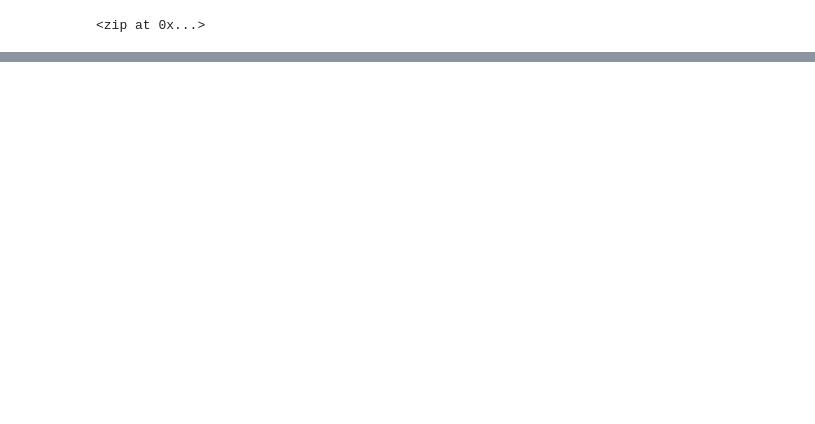
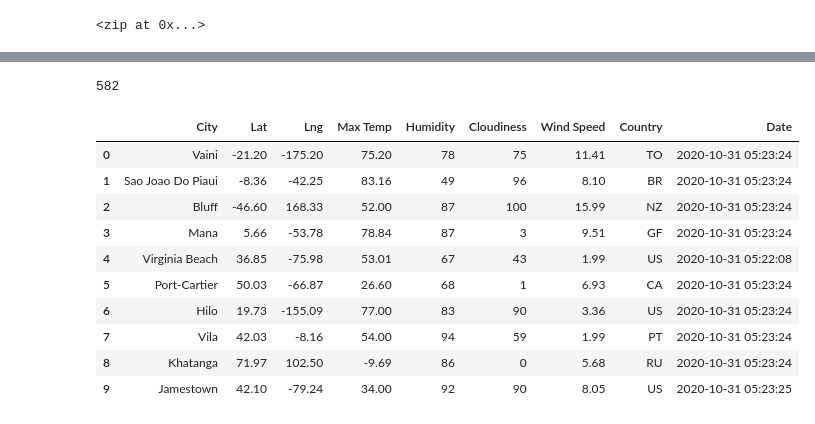
Before and after one commit to coconnell022/World_Weather_Analysis, a Jupyter notebook: WeatherPy.ipynb, the cells around one changed output, grey strips where cells are left out. Cells and saved outputs as stored; diff of their text form; code cells hidden in the pictures; blank space fills up the shorter version.

```diff
--- a/WeatherPy.ipynb
+++ b/WeatherPy.ipynb
@@ -77,0 +83,4 @@ cities
+# %%
+#starting base URL
+url = "http://api.openweathermap.org/data/2.5/weather?units=Imperial&APPID=" + weather_api_key
+print (url)
@@ -77,0 +89,11 @@ cities
+# %%
+# Create an empty list to hold the weather data.
+city_data = []
+# %%
+# Print the beginning of the logging.
+print("Beginning Data Retrieval     ")
+print("-----------------------------")
+
+# Create counters.
+record_count = 1
+set_count = 1
@@ -77,0 +173,20 @@ cities
+# %%
+len(city_data)
+# %% [output]
+582
+# %%
+# Convert the array of dictionaries to a Pandas DataFrame.
+city_data_df = pd.DataFrame(city_data)
+city_data_df.head(10)
+# %% [output]
+|  | City | Lat | Lng | Max Temp | Humidity | Cloudiness | Wind Speed | Country | Date |
+| 0 | Vaini | -21.20 | -175.20 | 75.20 | 78 | 75 | 11.41 | TO | 2020-10-31 05:23:24 |
+| 1 | Sao Joao Do Piaui | -8.36 | -42.25 | 83.16 | 49 | 96 | 8.10 | BR | 2020-10-31 05:23:24 |
+| 2 | Bluff | -46.60 | 168.33 | 52.00 | 87 | 100 | 15.99 | NZ | 2020-10-31 05:23:24 |
+| 3 | Mana | 5.66 | -53.78 | 78.84 | 87 | 3 | 9.51 | GF | 2020-10-31 05:23:24 |
+| 4 | Virginia Beach | 36.85 | -75.98 | 53.01 | 67 | 43 | 1.99 | US | 2020-10-31 05:22:08 |
+| 5 | Port-Cartier | 50.03 | -66.87 | 26.60 | 68 | 1 | 6.93 | CA | 2020-10-31 05:23:24 |
+| 6 | Hilo | 19.73 | -155.09 | 77.00 | 83 | 90 | 3.36 | US | 2020-10-31 05:23:24 |
+| 7 | Vila | 42.03 | -8.16 | 54.00 | 94 | 59 | 1.99 | PT | 2020-10-31 05:23:24 |
+| 8 | Khatanga | 71.97 | 102.50 | -9.69 | 86 | 0 | 5.68 | RU | 2020-10-31 05:23:24 |
+| 9 | Jamestown | 42.10 | -79.24 | 34.00 | 92 | 90 | 8.05 | US | 2020-10-31 05:23:25 |
```
Also changed, not shown: parts of 10 cells of this notebook, 5 other files.
